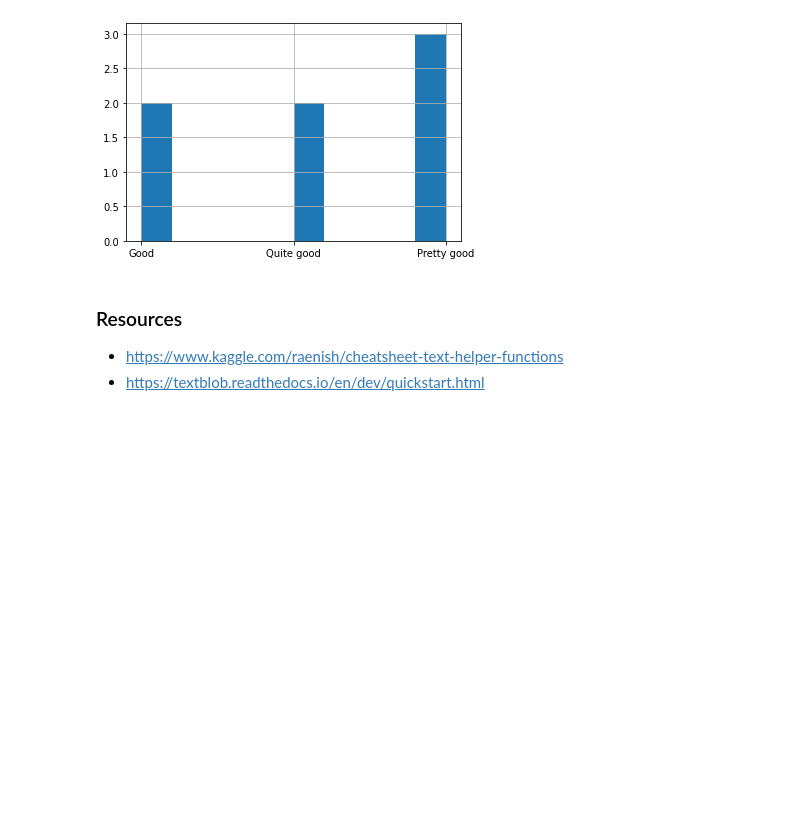
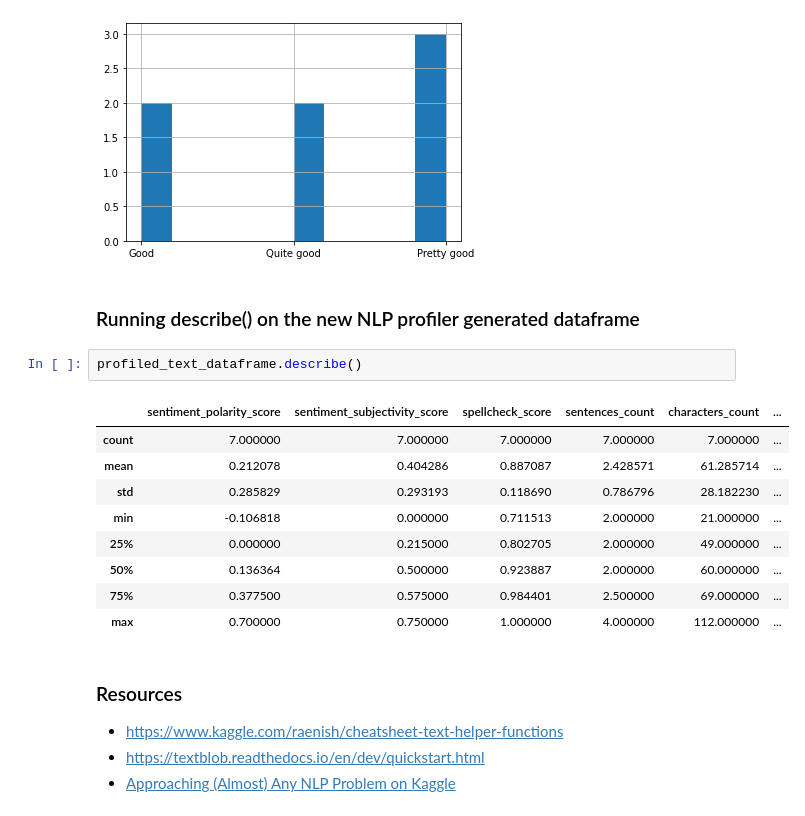
Before and after one commit to neomatrix369/awesome-ai-ml-dl, a Jupyter notebook: examples/better-nlp/notebooks/jupyter/nlp_profiler.ipynb, the cells around one changed output. Saved outputs shown, nothing was run; the diff lists cells and outputs as text; blank space fills up the shorter version.

```diff
--- a/examples/better-nlp/notebooks/jupyter/nlp_profiler.ipynb
+++ b/examples/better-nlp/notebooks/jupyter/nlp_profiler.ipynb
@@ -159,8 +147,23 @@ profiled_text_dataframe['spelling_quality'].hist()
 # %% [output]
 <matplotlib.axes._subplots.AxesSubplot at 0x...>
 [figure]
+# %% [markdown]
+### Running describe() on the new NLP profiler generated dataframe
+# %%
+profiled_text_dataframe.describe()
+# %% [output]
+|  | sentiment_polarity_score | sentiment_subjectivity_score | spellcheck_score | sentences_count | characters_count | ... |
+| count | 7.000000 | 7.000000 | 7.000000 | 7.000000 | 7.000000 | ... |
+| mean | 0.212078 | 0.404286 | 0.887087 | 2.428571 | 61.285714 | ... |
+| std | 0.285829 | 0.293193 | 0.118690 | 0.786796 | 28.182230 | ... |
+| min | -0.106818 | 0.000000 | 0.711513 | 2.000000 | 21.000000 | ... |
+| 25% | 0.000000 | 0.215000 | 0.802705 | 2.000000 | 49.000000 | ... |
+| 50% | 0.136364 | 0.500000 | 0.923887 | 2.000000 | 60.000000 | ... |
+| 75% | 0.377500 | 0.575000 | 0.984401 | 2.500000 | 69.000000 | ... |
+| max | 0.700000 | 0.750000 | 1.000000 | 4.000000 | 112.000000 | ... |
 # %% [markdown]
 ### Resources
 
 - https://www.kaggle.com/raenish/cheatsheet-text-helper-functions
 - https://textblob.readthedocs.io/en/dev/quickstart.html
+- [Approaching (Almost) Any NLP Problem on Kaggle](https://www.kaggle.com/abhishek/approaching-almost-any-nlp-problem-on-kaggle)
```
Also changed, not shown: parts of 5 cells of this notebook.
